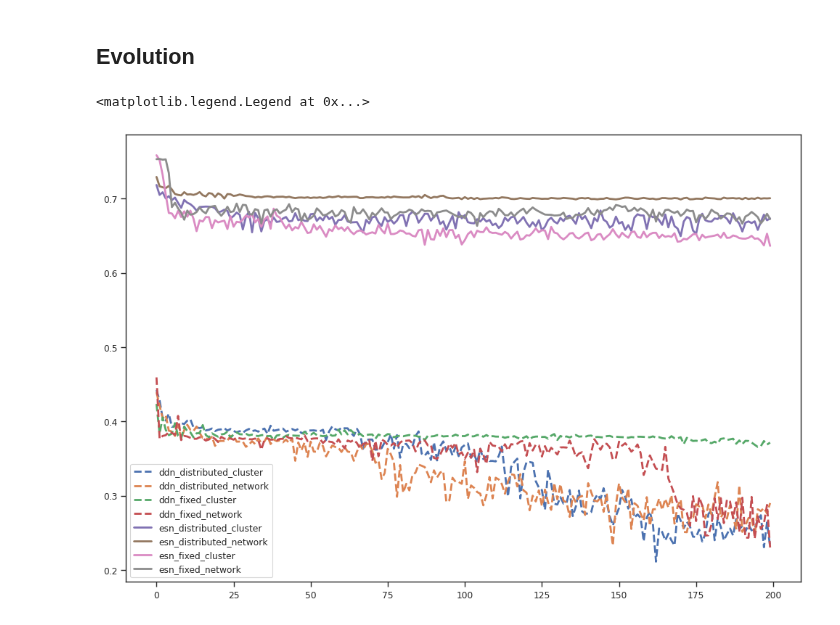
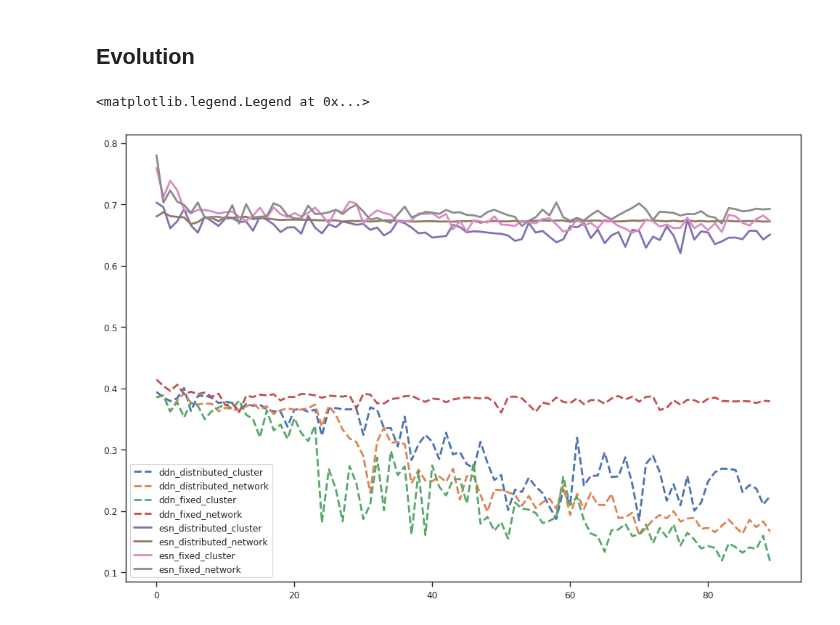
Before and after one commit to StefanIacob/DDN-public, a Jupyter notebook: analysis.ipynb, the cells around one changed output. Saved outputs shown, nothing was run; the diff lists cells and outputs as text; code cells hidden in the pictures.

```diff
--- a/analysis.ipynb
+++ b/analysis.ipynb
@@ -10,10 +10,11 @@ def load_results_dict(dir, filename):
         results = pkl.load(f)
     return results
 
-date = '2024-09-24'
+date = '2024-09-26'
+# date = '2024-09-24'
 dir = 'heterogeneity_results'
 fixed_name = '_single_task_exp_'
-suffix = ''
+suffix = ' (1)'
 filenames = {
     'ddn': {
         'distributed': {
@@ -62,10 +63,10 @@ dict_keys(['validation performance', 'parameters', 'evolutionary strategy', 'cma
 # %% [markdown]
 ## Evolution
 # %%
-def get_validation_throughout_evolution(dict):
+def get_validation_throughout_evolution(dict, gen_max, populations=False):
     # Validation scores are saved in a matrix with dimensions:
     # generations x hyperparameter candidates x re-initializations x lag search grid
-    all_scores = dict['validation performance']
+    all_scores = dict['validation performance'][:gen_max, :, :, :]
 
     # from the lag search grid we select the best score (lowest NRMSE), since this was the best
     # performing readout model
@@ -74,33 +75,36 @@ def get_validation_throughout_evolution(dict):
     # from the re-initializations from the same hyperparameter set/candidate, we take the average
     best_candidate_scores = np.mean(best_lag_scores, axis=-1)
 
+    if populations:
+        return best_candidate_scores
+
     # from the population of hyperparameter candidates, we select the best candidate
     best_gen_scores = np.min(best_candidate_scores, axis=-1)
-
     return best_gen_scores
 # %%
+gen_max = 90
 val_scores = {}
 for factor_1 in results_dicts:
     val_scores[factor_1] = {}
     for factor_2 in results_dicts[factor_1]:
         val_scores[factor_1][factor_2] = {}
         for factor_3 in results_dicts[factor_1][factor_2]:
-            val_scores[factor_1][factor_2][factor_3] = get_validation_throughout_evolution(results_dicts[factor_1][factor_2][factor_3])
+            val_scores[factor_1][factor_2][factor_3] = get_validation_throughout_evolution(results_dicts[factor_1][factor_2][factor_3], gen_max)
 # %%
 sns.set_theme(style="ticks", font_scale=1, palette='deep', context='paper')
 
 plt.figure(figsize=(12,8))
 gen_start = 0
-gen_end = 200
+gen_end = gen_max
 for factor_1 in val_scores:
     for factor_2 in val_scores[factor_1]:
         for factor_3 in val_scores[factor_1][factor_2]:
             line = '-'
             if factor_1 == 'ddn':
                 line = '--'
             plt.plot(val_scores[factor_1][factor_2][factor_3][gen_start:gen_end], label=factor_1 + '_' + factor_2 + '_' + factor_3, linestyle=line, linewidth=2)
 
 plt.legend()
 # %% [output]
 <matplotlib.legend.Legend at 0x...>
-[figure, old version]
+[figure, new version]
```
Also changed, not shown: parts of 12 cells of this notebook, 17 other files.
